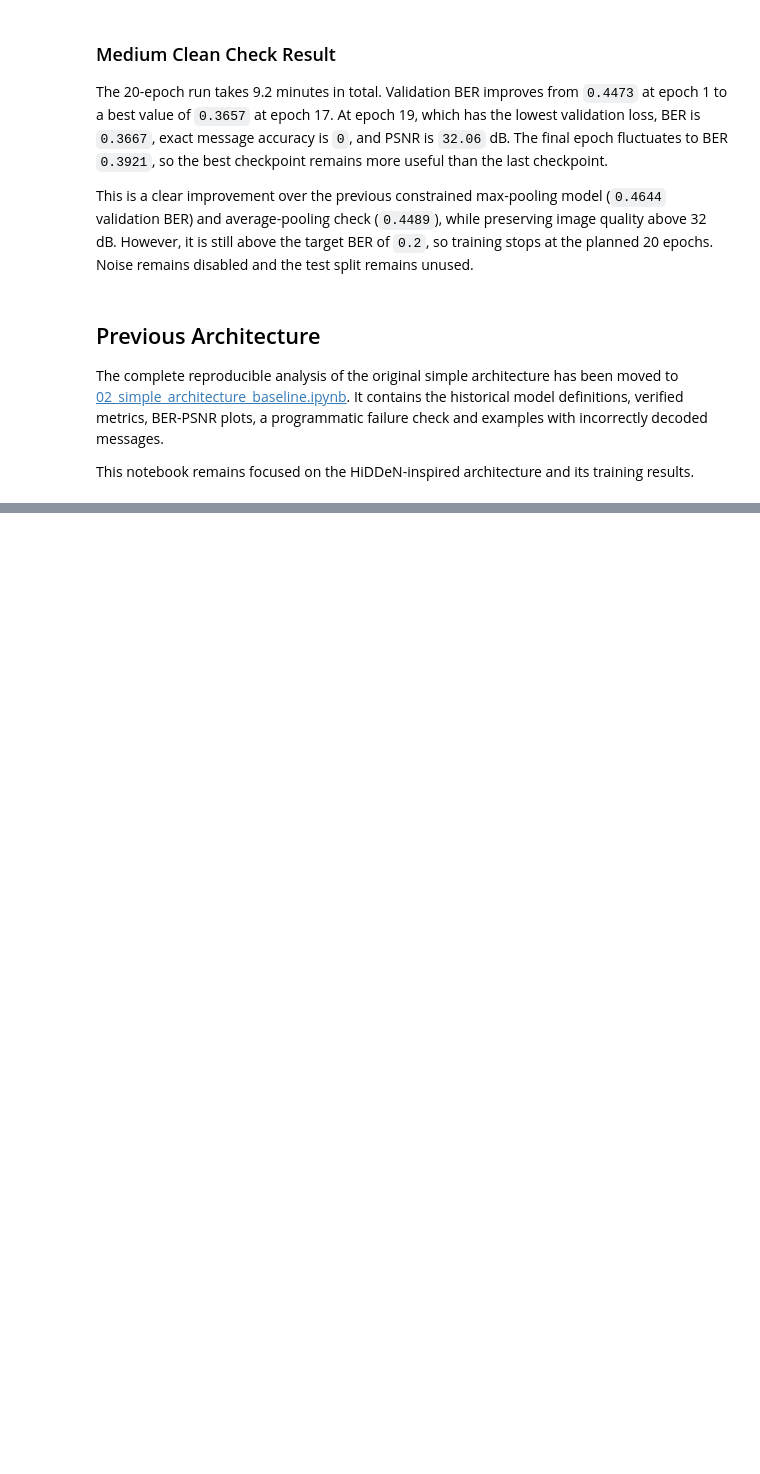
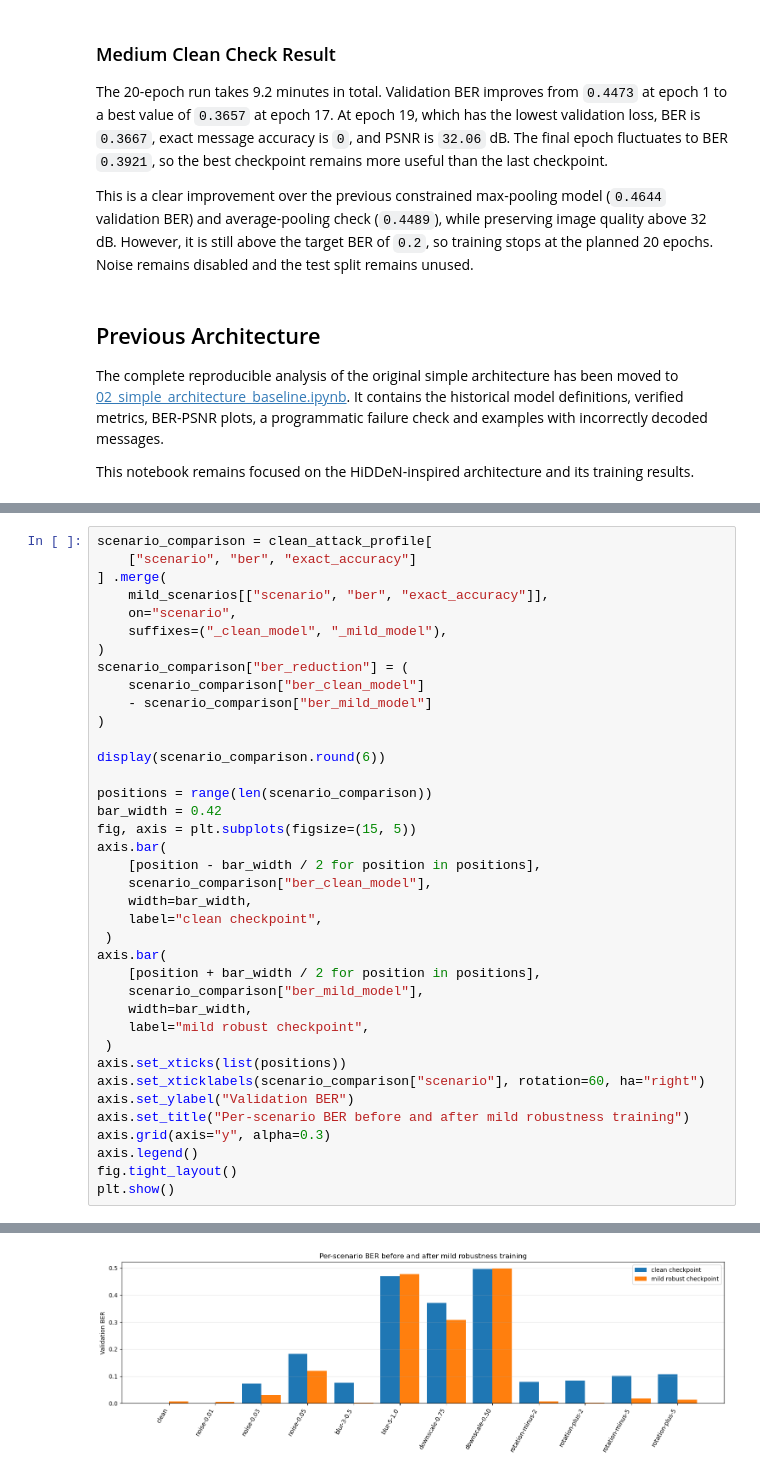
Before and after one commit to DavidT01/DeepImageWatermarking, a Jupyter notebook: notebooks/02_training.ipynb, the cells around one changed output, grey strips where cells are left out. Drawn from its saved outputs; the diff is of its cells as text; blank space fills up the shorter version.

```diff
--- a/notebooks/02_training.ipynb
+++ b/notebooks/02_training.ipynb
@@ -408,0 +781,39 @@ This notebook remains focused on the HiDDeN-inspired architecture and its traini
+# %%
+scenario_comparison = clean_attack_profile[
+    ["scenario", "ber", "exact_accuracy"]
+] .merge(
+    mild_scenarios[["scenario", "ber", "exact_accuracy"]],
+    on="scenario",
+    suffixes=("_clean_model", "_mild_model"),
+)
+scenario_comparison["ber_reduction"] = (
+    scenario_comparison["ber_clean_model"]
+    - scenario_comparison["ber_mild_model"]
+)
+
+display(scenario_comparison.round(6))
+
+positions = range(len(scenario_comparison))
+bar_width = 0.42
+fig, axis = plt.subplots(figsize=(15, 5))
+axis.bar(
+    [position - bar_width / 2 for position in positions],
+    scenario_comparison["ber_clean_model"],
+    width=bar_width,
+    label="clean checkpoint",
+ )
+axis.bar(
+    [position + bar_width / 2 for position in positions],
+    scenario_comparison["ber_mild_model"],
+    width=bar_width,
+    label="mild robust checkpoint",
+ )
+axis.set_xticks(list(positions))
+axis.set_xticklabels(scenario_comparison["scenario"], rotation=60, ha="right")
+axis.set_ylabel("Validation BER")
+axis.set_title("Per-scenario BER before and after mild robustness training")
+axis.grid(axis="y", alpha=0.3)
+axis.legend()
+fig.tight_layout()
+plt.show()
+# %% [output]
@@ -408,0 +833 @@ This notebook remains focused on the HiDDeN-inspired architecture and its traini
+[figure, added]
```
Also changed, not shown: parts of 35 cells of this notebook.
